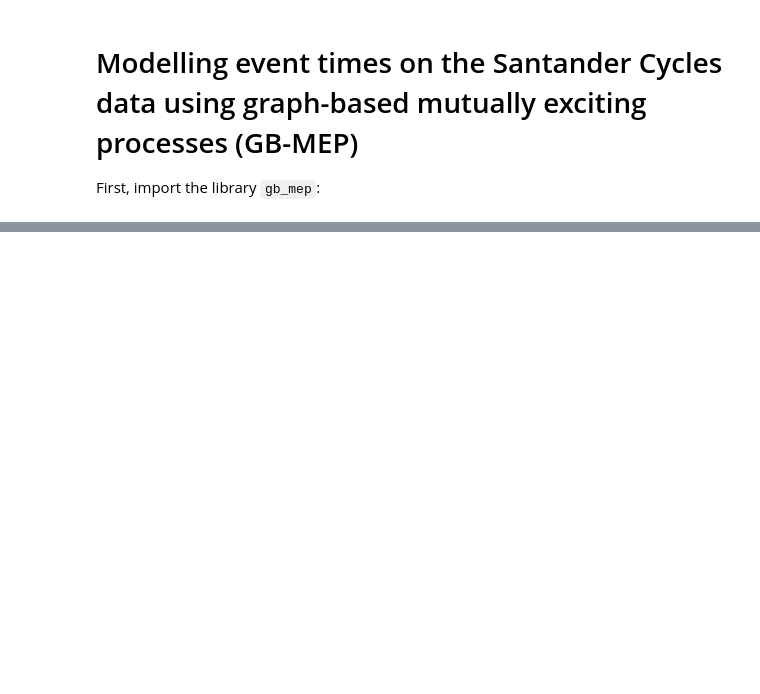
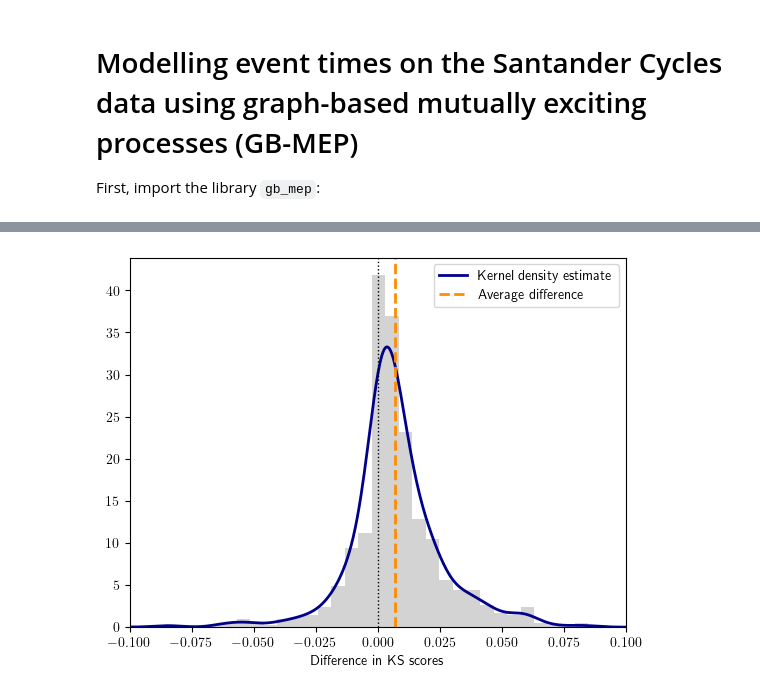
Before and after one commit to fraspass/gb-mep, a Jupyter notebook: plots/Santander_Cycles_Plots.ipynb, the cells around one changed output, grey strips where cells are left out. Saved outputs shown, nothing was run; the diff lists cells and outputs as text; code cells hidden in the pictures; blank space fills up the shorter version.

```diff
--- a/plots/Santander_Cycles_Plots.ipynb
+++ b/plots/Santander_Cycles_Plots.ipynb
@@ -57,0 +62,15 @@ plt.show()
+# %%
+from scipy.stats import gaussian_kde as kde
+kernel = kde(np.array(scor1)-np.array(scor2), bw_method='scott')
+plt.hist(np.array(scor1)-np.array(scor2), bins=40, density=True, color='lightgray', lw=2)
+x = np.linspace(-.1,.1, num=500)
+plt.plot(x, kernel(x), lw=2, c='DarkBlue', label='Kernel density estimate')
+plt.axvline(x=np.mean(np.array(scor1)-np.array(scor2)), ls='--', c='DarkOrange', lw=2, label='Average difference')
+plt.axvline(x=0, ls='dotted', c='black', lw=1)
+plt.xlabel('Difference in KS scores')
+plt.xlim(-0.1,0.1)
+plt.legend()
+plt.savefig('hist_difference.pdf',bbox_inches='tight', pad_inches=0.1)
+plt.show()
+# %% [output]
+[figure, added]
```
Also changed, not shown: parts of 2 cells of this notebook, 9 other files.
